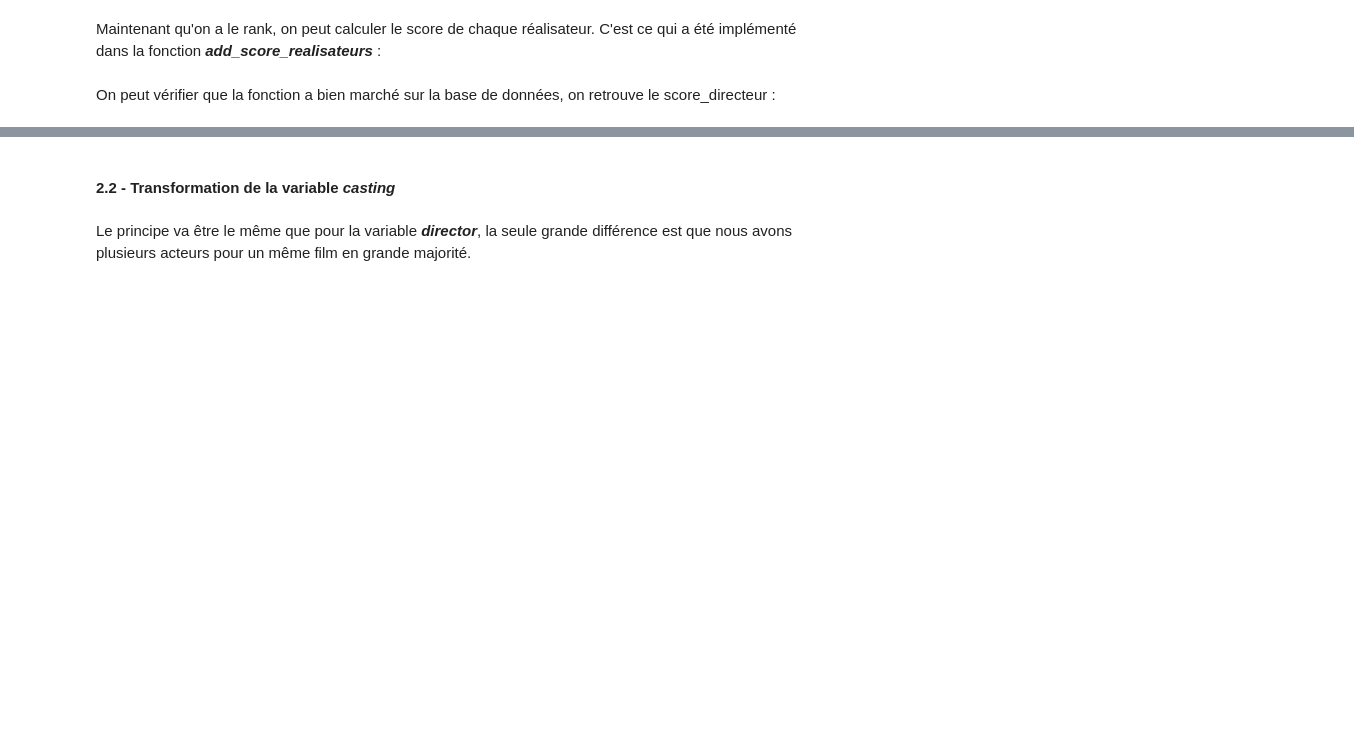
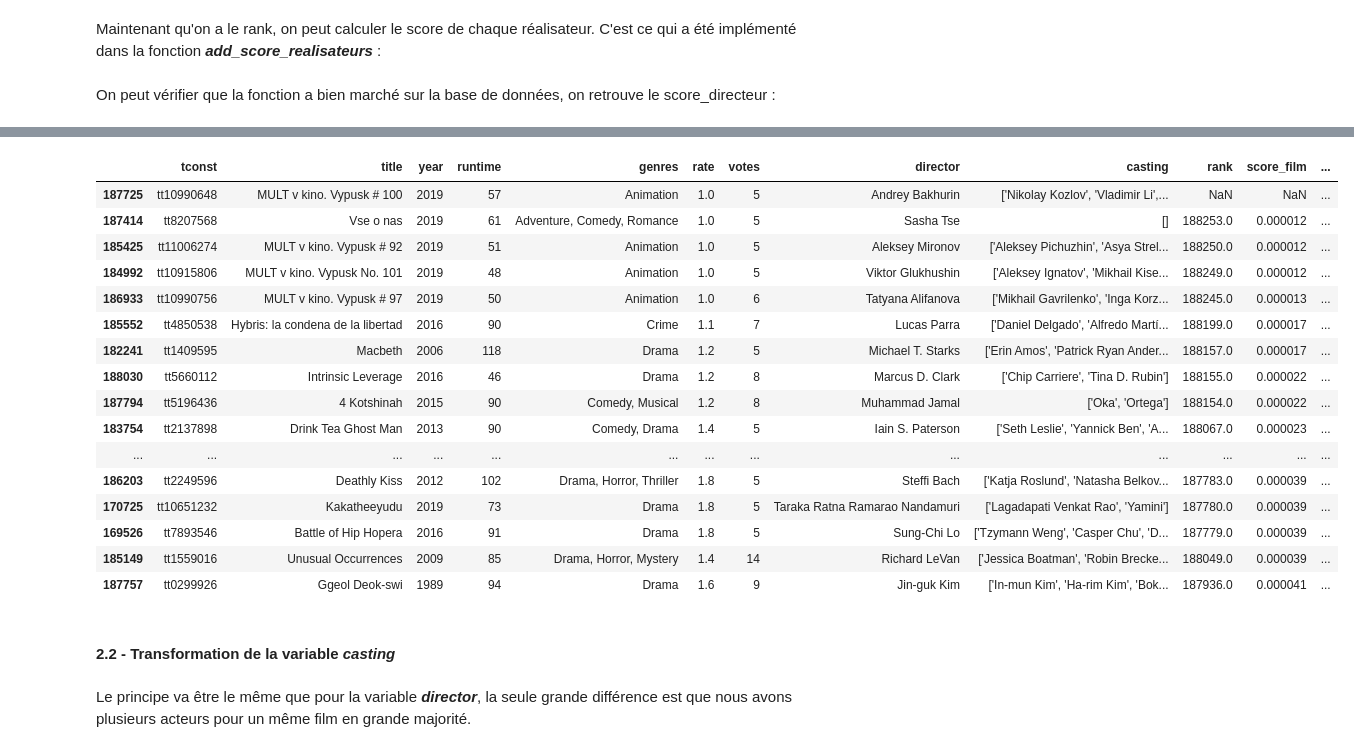
Before and after one commit to henriupton99/IMDB_Scraping, a Jupyter notebook: 3_modelisation.ipynb, the cells around one changed output, grey strips where cells are left out. Saved outputs shown, nothing was run; the diff lists cells and outputs as text; code cells hidden in the pictures; blank space fills up the shorter version.

```diff
--- a/3_modelisation.ipynb
+++ b/3_modelisation.ipynb
@@ -154,3 +155,23 @@ df.head(5)
+# %%
+df.sort_values('score_realisateur').head(50)
+# %% [output]
+|  | tconst | title | year | runtime | genres | rate | votes | director | casting | rank | score_film | ... |
+| 187725 | tt10990648 | MULT v kino. Vypusk # 100 | 2019 | 57 | Animation | 1.0 | 5 | Andrey Bakhurin | ['Nikolay Kozlov', 'Vladimir Li',... | NaN | NaN | ... |
+| 187414 | tt8207568 | Vse o nas | 2019 | 61 | Adventure, Comedy, Romance | 1.0 | 5 | Sasha Tse | [] | 188253.0 | 0.000012 | ... |
+| 185425 | tt11006274 | MULT v kino. Vypusk # 92 | 2019 | 51 | Animation | 1.0 | 5 | Aleksey Mironov | ['Aleksey Pichuzhin', 'Asya Strel... | 188250.0 | 0.000012 | ... |
+| 184992 | tt10915806 | MULT v kino. Vypusk No. 101 | 2019 | 48 | Animation | 1.0 | 5 | Viktor Glukhushin | ['Aleksey Ignatov', 'Mikhail Kise... | 188249.0 | 0.000012 | ... |
+| 186933 | tt10990756 | MULT v kino. Vypusk # 97 | 2019 | 50 | Animation | 1.0 | 6 | Tatyana Alifanova | ['Mikhail Gavrilenko', 'Inga Korz... | 188245.0 | 0.000013 | ... |
+| 185552 | tt4850538 | Hybris: la condena de la libertad | 2016 | 90 | Crime | 1.1 | 7 | Lucas Parra | ['Daniel Delgado', 'Alfredo Martí... | 188199.0 | 0.000017 | ... |
+| 182241 | tt1409595 | Macbeth | 2006 | 118 | Drama | 1.2 | 5 | Michael T. Starks | ['Erin Amos', 'Patrick Ryan Ander... | 188157.0 | 0.000017 | ... |
+| 188030 | tt5660112 | Intrinsic Leverage | 2016 | 46 | Drama | 1.2 | 8 | Marcus D. Clark | ['Chip Carriere', 'Tina D. Rubin'] | 188155.0 | 0.000022 | ... |
+| 187794 | tt5196436 | 4 Kotshinah | 2015 | 90 | Comedy, Musical | 1.2 | 8 | Muhammad Jamal | ['Oka', 'Ortega'] | 188154.0 | 0.000022 | ... |
+| 183754 | tt2137898 | Drink Tea Ghost Man | 2013 | 90 | Comedy, Drama | 1.4 | 5 | Iain S. Paterson | ['Seth Leslie', 'Yannick Ben', 'A... | 188067.0 | 0.000023 | ... |
+| ... | ... | ... | ... | ... | ... | ... | ... | ... | ... | ... | ... | ... |
+| 186203 | tt2249596 | Deathly Kiss | 2012 | 102 | Drama, Horror, Thriller | 1.8 | 5 | Steffi Bach | ['Katja Roslund', 'Natasha Belkov... | 187783.0 | 0.000039 | ... |
+| 170725 | tt10651232 | Kakatheeyudu | 2019 | 73 | Drama | 1.8 | 5 | Taraka Ratna Ramarao Nandamuri | ['Lagadapati Venkat Rao', 'Yamini'] | 187780.0 | 0.000039 | ... |
+| 169526 | tt7893546 | Battle of Hip Hopera | 2016 | 91 | Drama | 1.8 | 5 | Sung-Chi Lo | ['Tzymann Weng', 'Casper Chu', 'D... | 187779.0 | 0.000039 | ... |
+| 185149 | tt1559016 | Unusual Occurrences | 2009 | 85 | Drama, Horror, Mystery | 1.4 | 14 | Richard LeVan | ['Jessica Boatman', 'Robin Brecke... | 188049.0 | 0.000039 | ... |
+| 187757 | tt0299926 | Ggeol Deok-swi | 1989 | 94 | Drama | 1.6 | 9 | Jin-guk Kim | ['In-mun Kim', 'Ha-rim Kim', 'Bok... | 187936.0 | 0.000041 | ... |
 # %% [markdown]
 #### 2.2 - Transformation de la variable ***casting***
 # %% [markdown]
```
Also changed, not shown: parts of 38 cells of this notebook, 2 other files.
